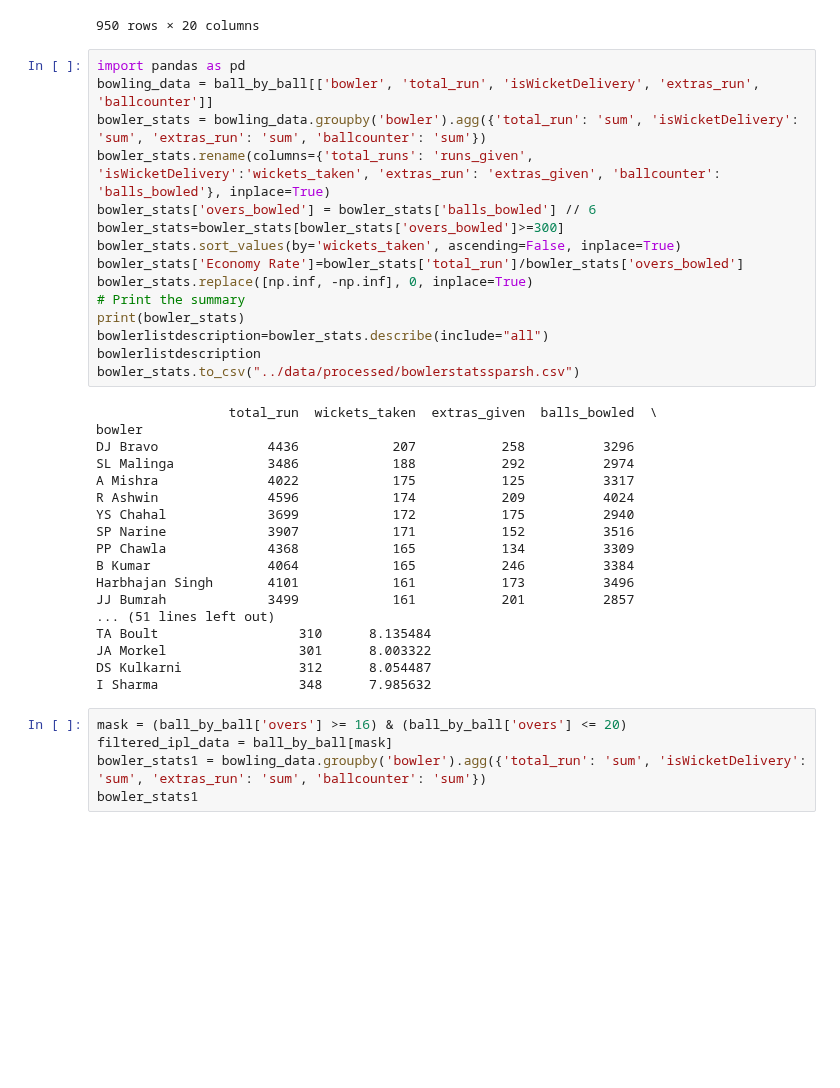
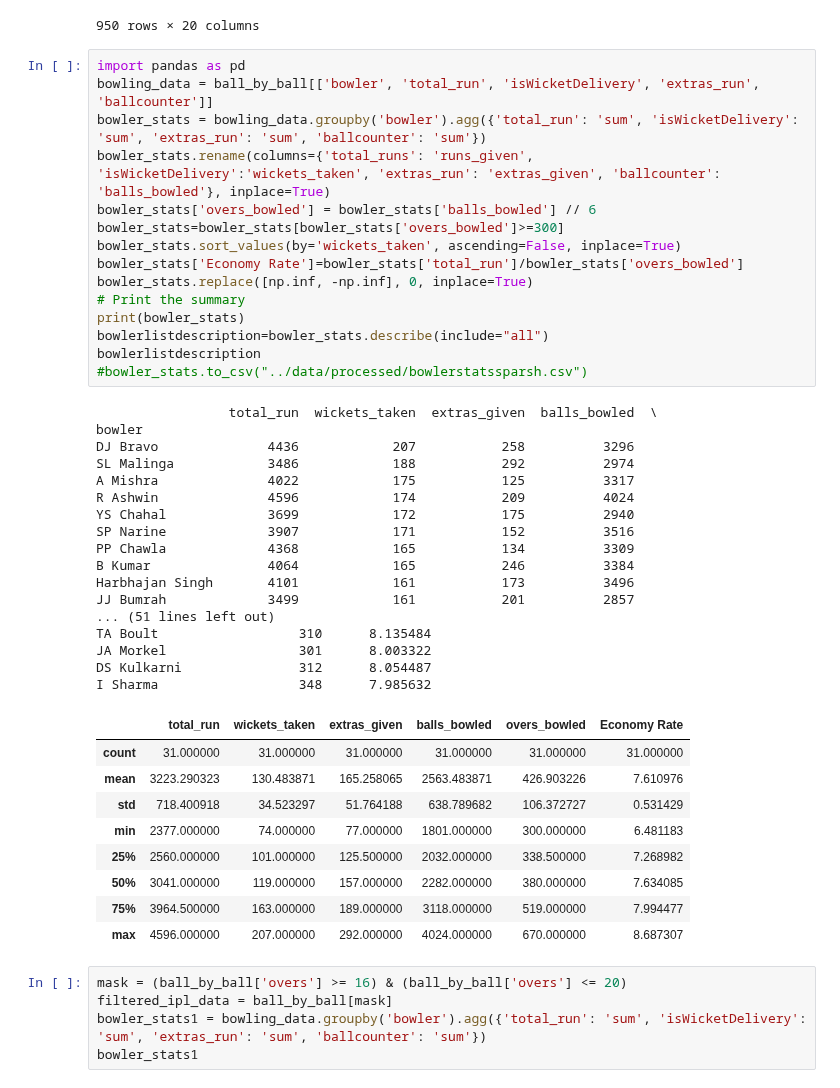
Before and after one commit to ubco-W2022T2-data301/project-group-group60, a Jupyter notebook: analysis/analysis2.ipynb, the cells around one changed output. Saved outputs shown, nothing was run; the diff lists cells and outputs as text; blank space fills up the shorter version.

```diff
--- a/analysis/analysis2.ipynb
+++ b/analysis/analysis2.ipynb
@@ -65,34 +65,43 @@ import pandas as pd
 bowling_data = ball_by_ball[['bowler', 'total_run', 'isWicketDelivery', 'extras_run', 'ballcounter']]
 bowler_stats = bowling_data.groupby('bowler').agg({'total_run': 'sum', 'isWicketDelivery': 'sum', 'extras_run': 'sum', 'ballcounter': 'sum'})
 bowler_stats.rename(columns={'total_runs': 'runs_given', 'isWicketDelivery':'wickets_taken', 'extras_run': 'extras_given', 'ballcounter': 'balls_bowled'}, inplace=True)
 bowler_stats['overs_bowled'] = bowler_stats['balls_bowled'] // 6
 bowler_stats=bowler_stats[bowler_stats['overs_bowled']>=300]
 bowler_stats.sort_values(by='wickets_taken', ascending=False, inplace=True)
 bowler_stats['Economy Rate']=bowler_stats['total_run']/bowler_stats['overs_bowled']
 bowler_stats.replace([np.inf, -np.inf], 0, inplace=True)
 # Print the summary
 print(bowler_stats)
 bowlerlistdescription=bowler_stats.describe(include="all")
 bowlerlistdescription
-bowler_stats.to_csv("../data/processed/bowlerstatssparsh.csv")
+#bowler_stats.to_csv("../data/processed/bowlerstatssparsh.csv")
 # %% [output]
                  total_run  wickets_taken  extras_given  balls_bowled  \
 bowler
 DJ Bravo              4436            207           258          3296
 SL Malinga            3486            188           292          2974
 A Mishra              4022            175           125          3317
 R Ashwin              4596            174           209          4024
 YS Chahal             3699            172           175          2940
 SP Narine             3907            171           152          3516
 PP Chawla             4368            165           134          3309
 B Kumar               4064            165           246          3384
 Harbhajan Singh       4101            161           173          3496
 JJ Bumrah             3499            161           201          2857
 ... (51 lines left out)
 TA Boult                  310      8.135484
 JA Morkel                 301      8.003322
 DS Kulkarni               312      8.054487
 I Sharma                  348      7.985632
+|  | total_run | wickets_taken | extras_given | balls_bowled | overs_bowled | Economy Rate |
+| count | 31.000000 | 31.000000 | 31.000000 | 31.000000 | 31.000000 | 31.000000 |
+| mean | 3223.290323 | 130.483871 | 165.258065 | 2563.483871 | 426.903226 | 7.610976 |
+| std | 718.400918 | 34.523297 | 51.764188 | 638.789682 | 106.372727 | 0.531429 |
+| min | 2377.000000 | 74.000000 | 77.000000 | 1801.000000 | 300.000000 | 6.481183 |
+| 25% | 2560.000000 | 101.000000 | 125.500000 | 2032.000000 | 338.500000 | 7.268982 |
+| 50% | 3041.000000 | 119.000000 | 157.000000 | 2282.000000 | 380.000000 | 7.634085 |
+| 75% | 3964.500000 | 163.000000 | 189.000000 | 3118.000000 | 519.000000 | 7.994477 |
+| max | 4596.000000 | 207.000000 | 292.000000 | 4024.000000 | 670.000000 | 8.687307 |
 # %%
 mask = (ball_by_ball['overs'] >= 16) & (ball_by_ball['overs'] <= 20)
 filtered_ipl_data = ball_by_ball[mask]
```
Also changed, not shown: parts of 8 cells of this notebook.
